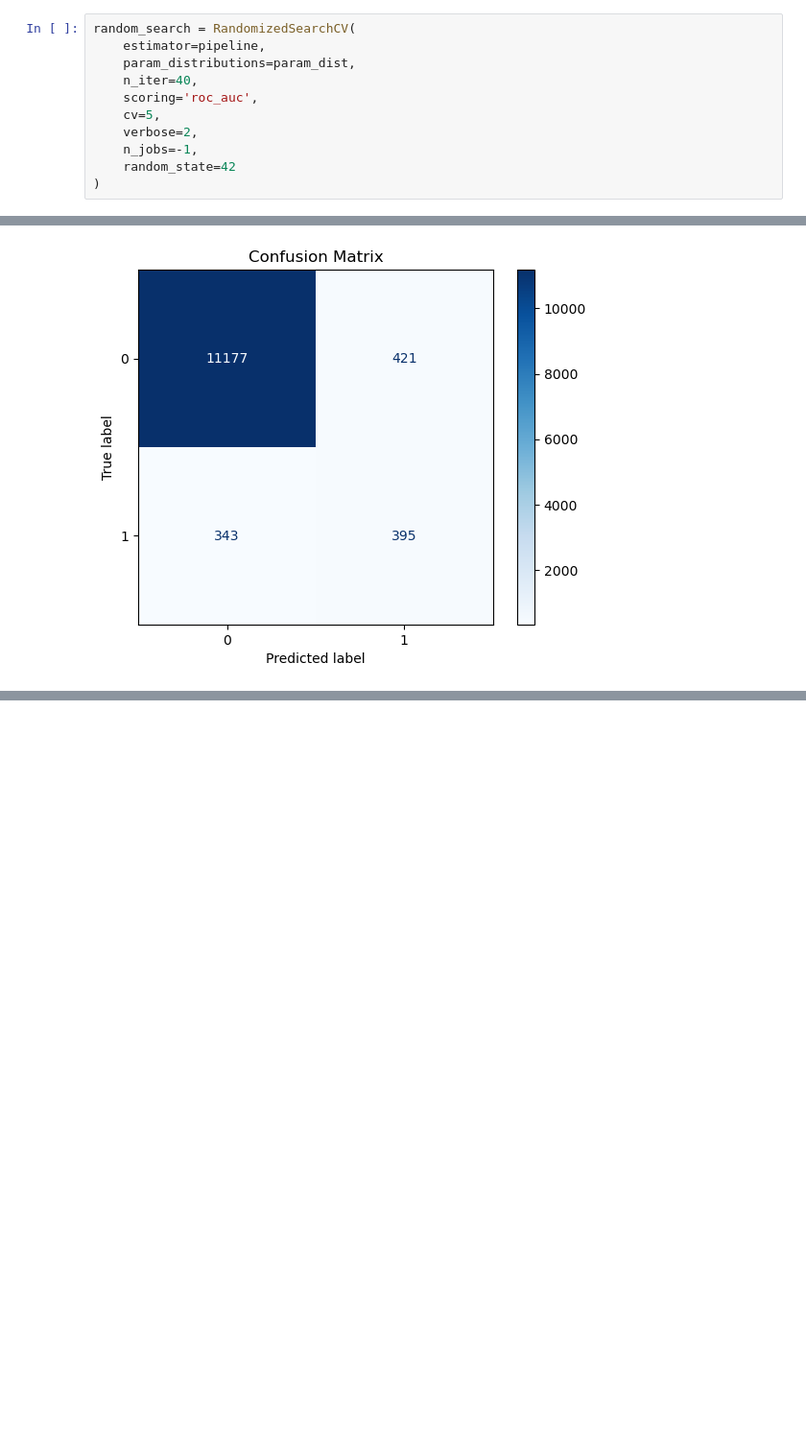
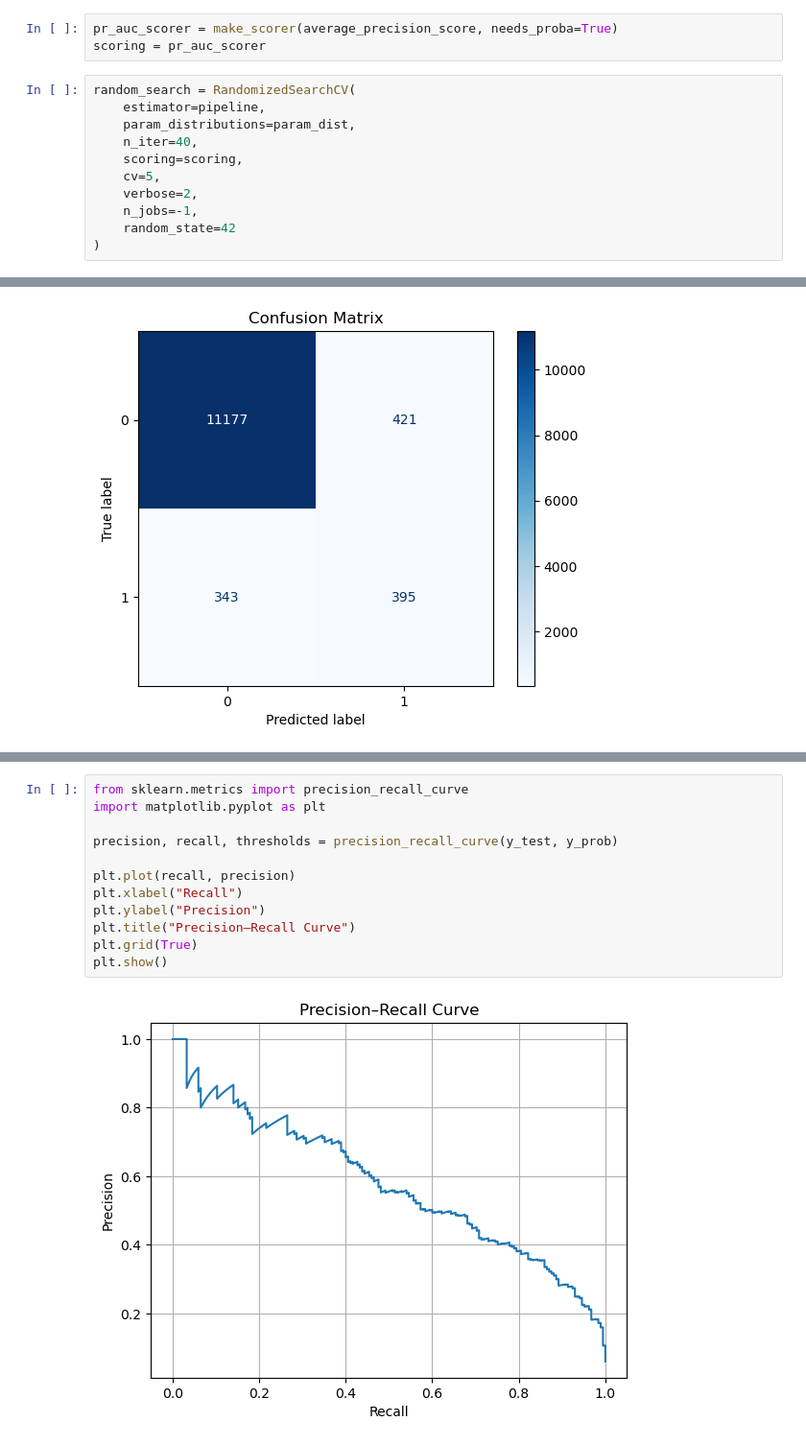
Before and after one commit to enxinn/DSA4263_VehicleInsuranceFraud, a Jupyter notebook: src/xgboost_pipeline.ipynb, the cells around one changed output, grey strips where cells are left out. Shown: that part at 96% size. Drawn from its saved outputs; the diff is of its cells as text; blank space fills up the shorter version.

```diff
--- a/src/xgboost_pipeline.ipynb
+++ b/src/xgboost_pipeline.ipynb
@@ -52,12 +52,15 @@ param_dist = {
     'xgb__min_child_weight': randint(1, 10),
     'xgb__gamma': uniform(0, 0.5)
 }
+# %%
+pr_auc_scorer = make_scorer(average_precision_score, needs_proba=True)
+scoring = pr_auc_scorer
 # %%
 random_search = RandomizedSearchCV(
     estimator=pipeline,
     param_distributions=param_dist,
     n_iter=40,
-    scoring='roc_auc',
+    scoring=scoring,
     cv=5,
     verbose=2,
     n_jobs=-1,
@@ -129,2 +159,16 @@ Test ROC-AUC: 0.9483
 [[2784  115]
  [  73  112]]
+# %%
+from sklearn.metrics import precision_recall_curve
+import matplotlib.pyplot as plt
+
+precision, recall, thresholds = precision_recall_curve(y_test, y_prob)
+
+plt.plot(recall, precision)
+plt.xlabel("Recall")
+plt.ylabel("Precision")
+plt.title("Precision–Recall Curve")
+plt.grid(True)
+plt.show()
+# %% [output]
+[figure, added]
```
Also changed, not shown: parts of 10 cells of this notebook.
